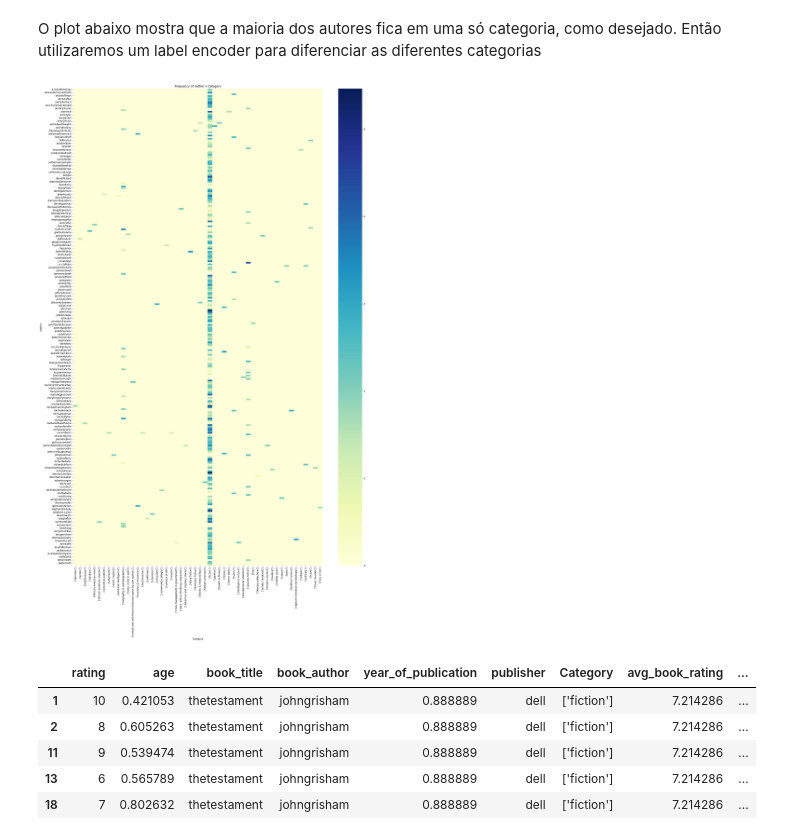
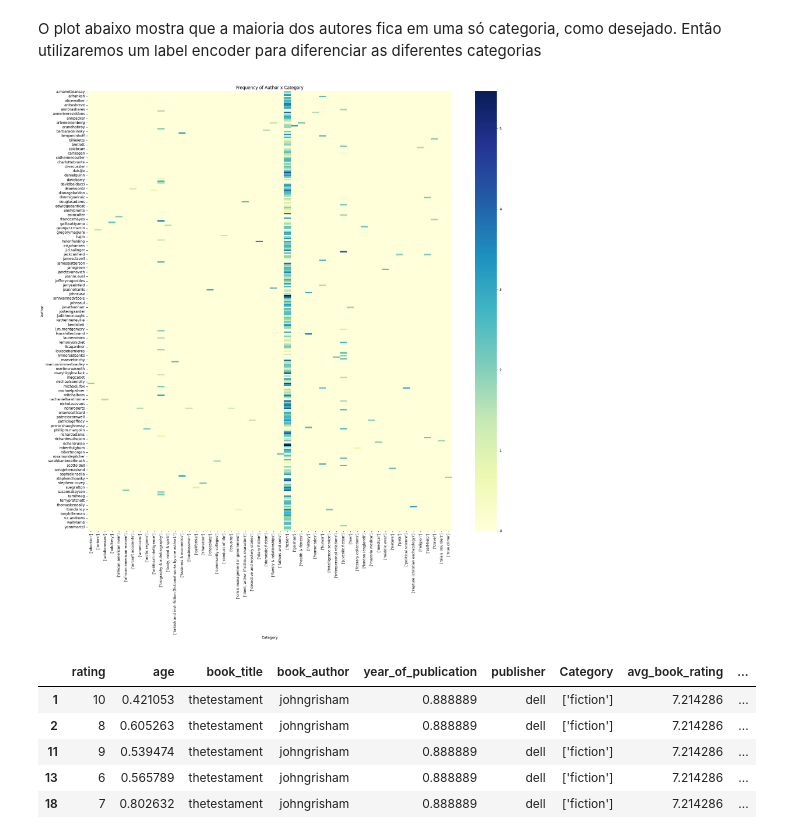
Before and after one commit to emanuelrgb01/book-rating-prediction, a Jupyter notebook: notebook.ipynb, the cells around one changed output. Cells and saved outputs as stored; diff of their text form; code cells hidden in the pictures.

Commit message:
reduce figure size

```diff
--- a/notebook.ipynb
+++ b/notebook.ipynb
@@ -234,22 +234,24 @@ O plot abaixo mostra que a maioria dos autores fica em uma só categoria, como d
 # %%
 author_category_counts = dataset.pivot_table(
     index='book_author',
     columns='Category',
     values='rating',
     aggfunc='count',
     fill_value=0
 )
 
-log_counts = np.log1p(author_category_counts) # ESCALA LOGARITMICA
-plt.figure(figsize=(20, 32))
+sampled_authors = author_category_counts.sample(n=50, random_state=1)
+
+log_counts = np.log1p(sampled_authors) # ESCALA LOGARITMICA
+plt.figure(figsize=(20, 22))
 sns.heatmap(log_counts, annot=False, fmt=".2f", cmap='YlGnBu')
 plt.title('Frequency of Author x Category')
 plt.xlabel('Category')
 plt.ylabel('Author')
 plt.tight_layout()
 plt.show()
 # %% [output]
-[figure, old version]
+[figure, new version]
 # %%
 category_encoder = LabelEncoder()
 dataset['category_encoded'] = category_encoder.fit_transform(dataset['Category'])
```
